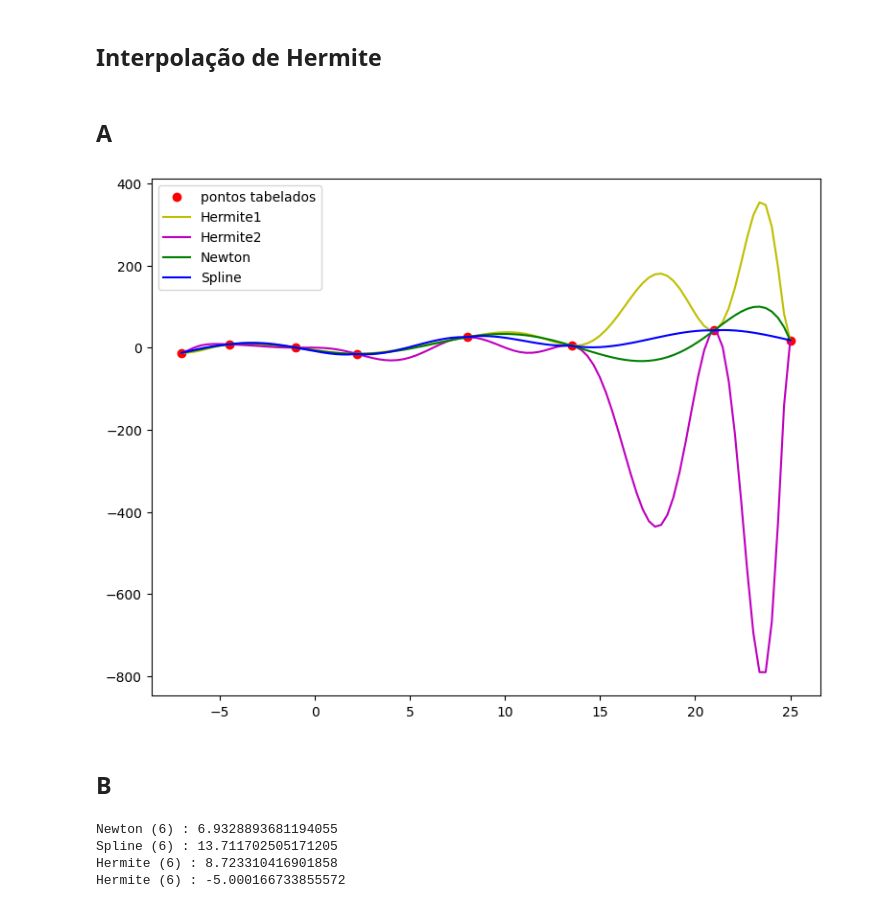
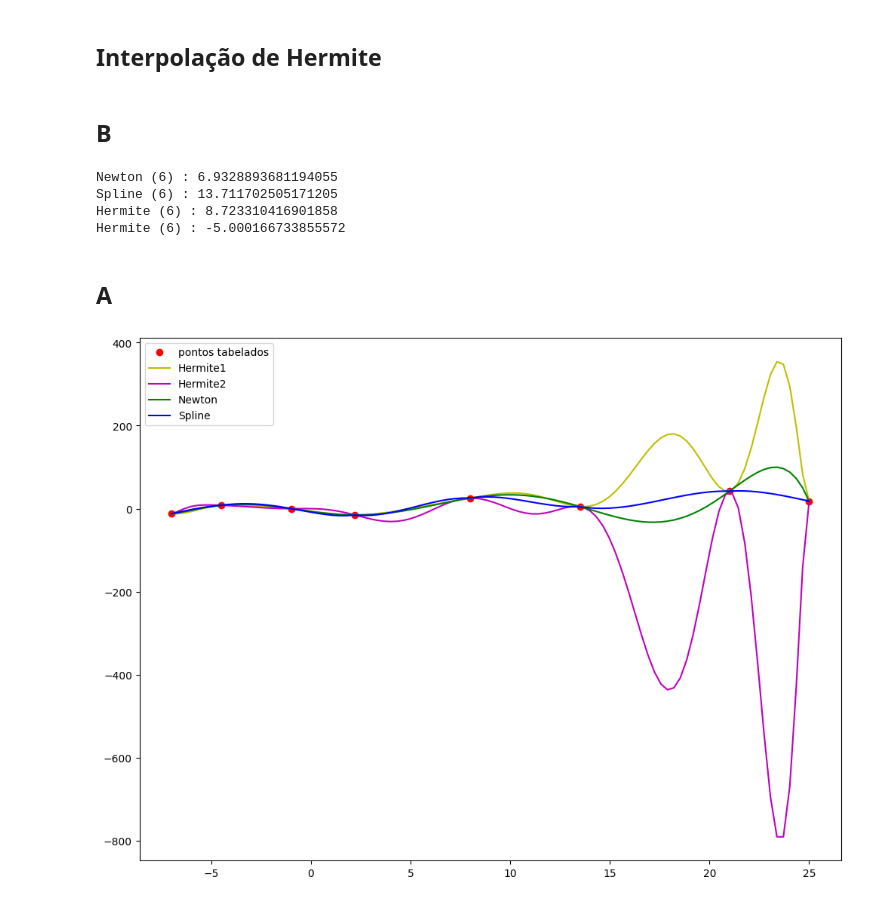
Before and after one commit to cauansm8/Calculo-Numerico, a Jupyter notebook: aula7-InterpolacaoDeHermite/atividade/atividade.ipynb, the cells around one changed output. Cells and saved outputs as stored; diff of their text form; code cells hidden in the pictures.

```diff
--- a/aula7-InterpolacaoDeHermite/atividade/atividade.ipynb
+++ b/aula7-InterpolacaoDeHermite/atividade/atividade.ipynb
@@ -231,33 +231,33 @@ def hermite(dyi):
 
     return x_hermite, y_hermite, ponto_hermite
 # %% [markdown]
-## A
+## B
 # %%
-dyi = np.array([1.5, 4.2, -5, 0, 8.5, -3.2, 12, -1.5])
-x_hermite1, y_hermite1, ponto_hermite1 = hermite(dyi)
-
-dyi = np.array([10., -2, 0, -12.5, 1, -8, 2.5, -20])
-x_hermite2, y_hermite2, ponto_hermite2 = hermite(dyi)
-
-plt.figure(figsize=(9, 7))
-plt.plot(xi, yi, 'ro', label='pontos tabelados')
-plt.plot(x_hermite1, y_hermite1, 'y-', label='Hermite1')
-plt.plot(x_hermite2, y_hermite2, 'm-', label='Hermite2')
-plt.plot(x_newton, y_newton, 'g-', label='Newton')
-plt.plot(x_spline, y_spline, 'b-', label='Spline')
-plt.legend()
-plt.show()
+print(f"Newton ({ponto}) : {ponto_newton}")
+print(f"Spline ({ponto}) : {ponto_spline}")
+print(f"Hermite ({ponto}) : {ponto_hermite1}")
+print(f"Hermite ({ponto}) : {ponto_hermite2}")
 # %% [output]
-[figure, removed]
+Newton (6) : 6.9328893681194055
+Spline (6) : 13.711702505171205
+Hermite (6) : 8.723310416901858
+Hermite (6) : -5.000166733855572
 # %% [markdown]
-## B
+## A
 # %%
-print(f"Newton ({ponto}) : {ponto_newton}")
-print(f"Spline ({ponto}) : {ponto_spline}")
-print(f"Hermite ({ponto}) : {ponto_hermite1}")
-print(f"Hermite ({ponto}) : {ponto_hermite2}")
+dyi = np.array([1.5, 4.2, -5, 0, 8.5, -3.2, 12, -1.5])
+x_hermite1, y_hermite1, ponto_hermite1 = hermite(dyi)
+
+dyi = np.array([10., -2, 0, -12.5, 1, -8, 2.5, -20])
+x_hermite2, y_hermite2, ponto_hermite2 = hermite(dyi)
+
+plt.figure(figsize=(12, 9))
+plt.plot(xi, yi, 'ro', label='pontos tabelados')
+plt.plot(x_hermite1, y_hermite1, 'y-', label='Hermite1')
+plt.plot(x_hermite2, y_hermite2, 'm-', label='Hermite2')
+plt.plot(x_newton, y_newton, 'g-', label='Newton')
+plt.plot(x_spline, y_spline, 'b-', label='Spline')
+plt.legend()
+plt.show()
 # %% [output]
-Newton (6) : 6.9328893681194055
-Spline (6) : 13.711702505171205
-Hermite (6) : 8.723310416901858
-Hermite (6) : -5.000166733855572
+[figure, added]
```
